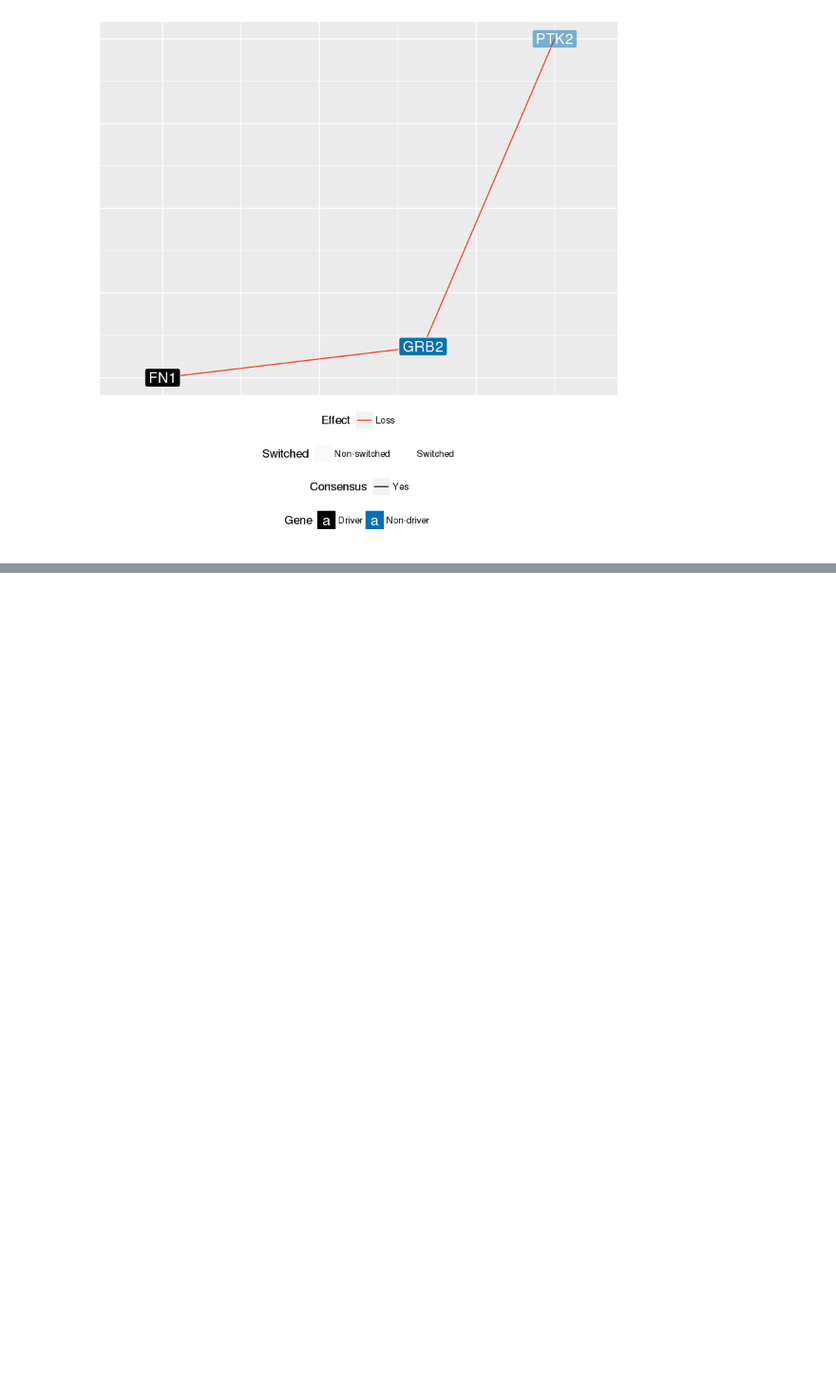
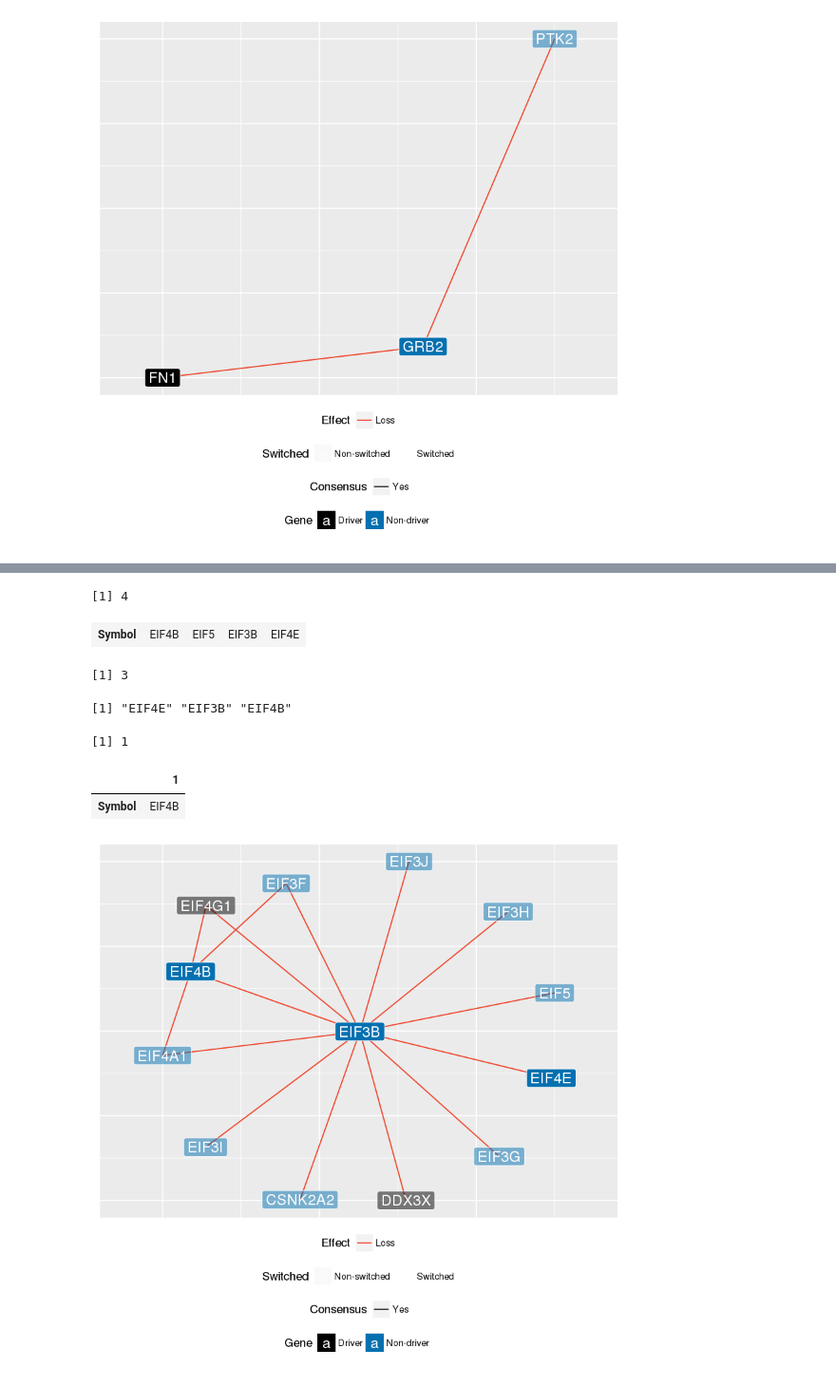
Before and after one commit to hclimente/smartas, a Jupyter notebook: structural_analysis/ppi_interesting_neighborhoods.ipynb, the cells around one changed output, grey strips where cells are left out. Shown at 95% size. Saved outputs shown, nothing was run; the diff lists cells and outputs as text; code cells hidden in the pictures; blank space fills up the shorter version.

```diff
--- a/structural_analysis/ppi_interesting_neighborhoods.ipynb
+++ b/structural_analysis/ppi_interesting_neighborhoods.ipynb
@@ -772,0 +872,80 @@ if(any((ppi.filt %>% filter(partnerGeneId %in% KEGG_FOCAL_ADHESION) %>% select(T
+# %%
+EIFs <- c("EIF3B","EIF4G1","EIF5","DDX3X","EIF3J","EIF4E","EIF4A1","CSNK2A2","EIF3H","EIF3F","EIF4B","EIF3G","EIF3I")
+EIFs <- id2symbol %>%
+    filter(Symbol %in% EIFs) %>%
+    .$GeneId
+
+# genes with a switch in the pathway
+switches %>%
+    filter(GeneId %in% EIFs) %>%
+    select(GeneId) %>%
+    unique %>%
+    nrow
+
+switches %>%
+    filter(GeneId %in% EIFs) %>%
+    select(Symbol) %>%
+    unique %>%
+    t
+# %% [output]
+[1] 4
+| Symbol | EIF4B | EIF5 | EIF3B | EIF4E |
+# %%
+# check how many cases there are transcripts with the same id (ie similar exon structure and coordinates)
+current.switches <- switches %>%
+    filter(GeneId %in% EIFs) %>%
+    mutate(Normal_transcript.r = strsplit(Normal_transcript, ".", fixed = T) %>% unlist %>% .[c(T,F)],
+           Tumor_transcript.r = strsplit(Tumor_transcript, ".", fixed = T) %>% unlist %>% .[c(T,F)]) %>%
+    merge(latestVersion, by.x=c("Normal_transcript.r","CDS_Normal"), by.y=c("Transcript","CDS")) %>%
+    merge(latestVersion, by.x=c("Tumor_transcript.r","CDS_Tumor"), by.y=c("Transcript","CDS"))
+
+current.switches$Symbol %>% unique %>% length
+current.switches$Symbol %>% unique
+# %% [output]
+[1] 3
+[1] "EIF4E" "EIF3B" "EIF4B"
+# %%
+# genes were both transcripts are protein-coding and affect a PPI
+current.switches %>%
+    filter(GeneId %in% EIFs & PPI == 1 & CDS_Normal == 1 & CDS_Tumor == 1) %>%
+    select(GeneId) %>%
+    unique %>%
+    nrow
+
+current.switches %>%
+    filter(GeneId %in% EIFs & PPI == 1 & CDS_Normal == 1 & CDS_Tumor == 1) %>%
+    select(Symbol) %>%
+    unique %>%
+    t
+# %% [output]
+[1] 1
+|  | 1 |
+| Symbol | EIF4B |
+# %%
+ppi.filt <- merge(ppi, current.switches %>% select(GeneId, Normal_transcript, Tumor_transcript) )
+
+if(any((ppi.filt %>% filter(partnerGeneId %in% EIFs) %>% select(Tag) %>% unique) != "Unaffected")){
+    nw <- getPPINetwork(EIFs, ppi.network, ppi.filt)
+
+    # number of edges
+    length(nw %e% "Effect")
+
+    # add node attributes
+    nw %v% "Gene" <- ifelse(nw %v% "vertex.names" %in% drivers, "Driver", "Non-driver")
+    nw %v% "Switched" <- ifelse(nw %v% "vertex.names" %in% current.switches$Symbol, "Switched", "Non-switched")
+
+    ggplot(nw, aes(x = x, y = y, xend = xend, yend = yend)) +
+        geom_edges(aes(color = Effect, linetype = Consensus)) +
+        geom_nodelabel(aes(label = vertex.names, fill = Gene, alpha = Switched), size = 5, color = "white") +
+        scale_color_manual(values = ppiPalette) +
+        scale_alpha_manual(values = c("Switched" = 1, "Non-switched" = 0.5)) +
+        scale_fill_manual(values = c("Driver" = "black", "Non-driver" = "#0570b0")) +
+        scale_linetype_manual(values = c("Yes" = "solid", "No" = "dashed")) +
+        lims( x = c(-.10, 1.10))+
+        theme(axis.line=element_blank(),axis.text.x=element_blank(),
+              axis.text.y=element_blank(),axis.ticks=element_blank(),
+              axis.title.x=element_blank(),axis.title.y=element_blank(),
+              legend.position="bottom")
+}
+# %% [output]
+[figure, added]
```
Also changed, not shown: parts of 7 cells of this notebook.
